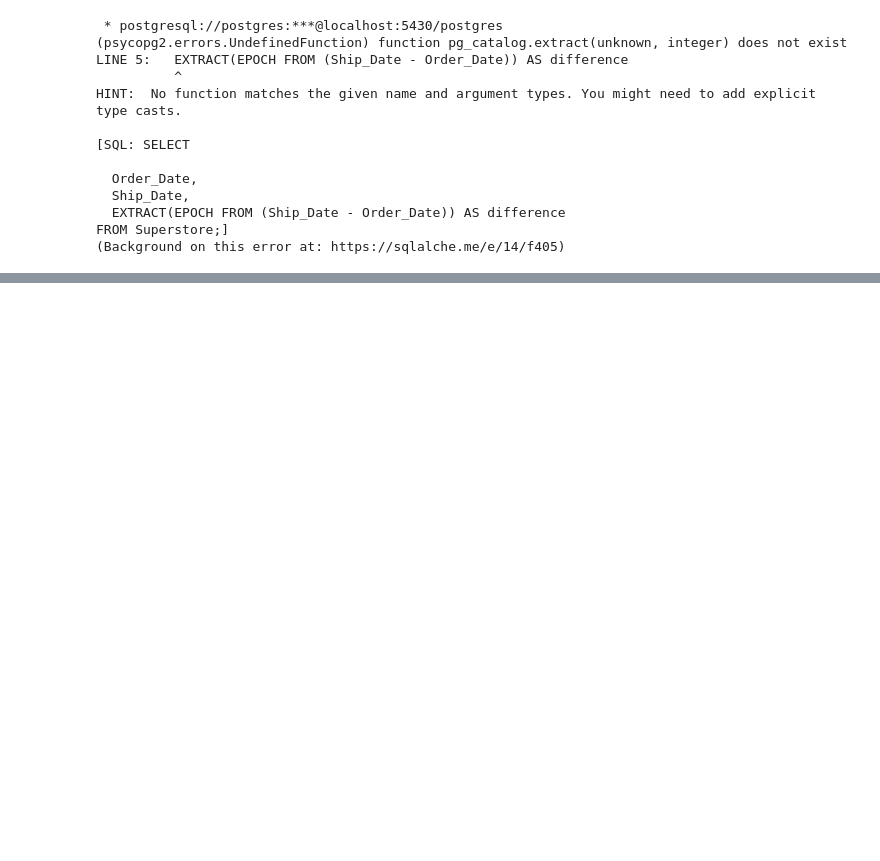
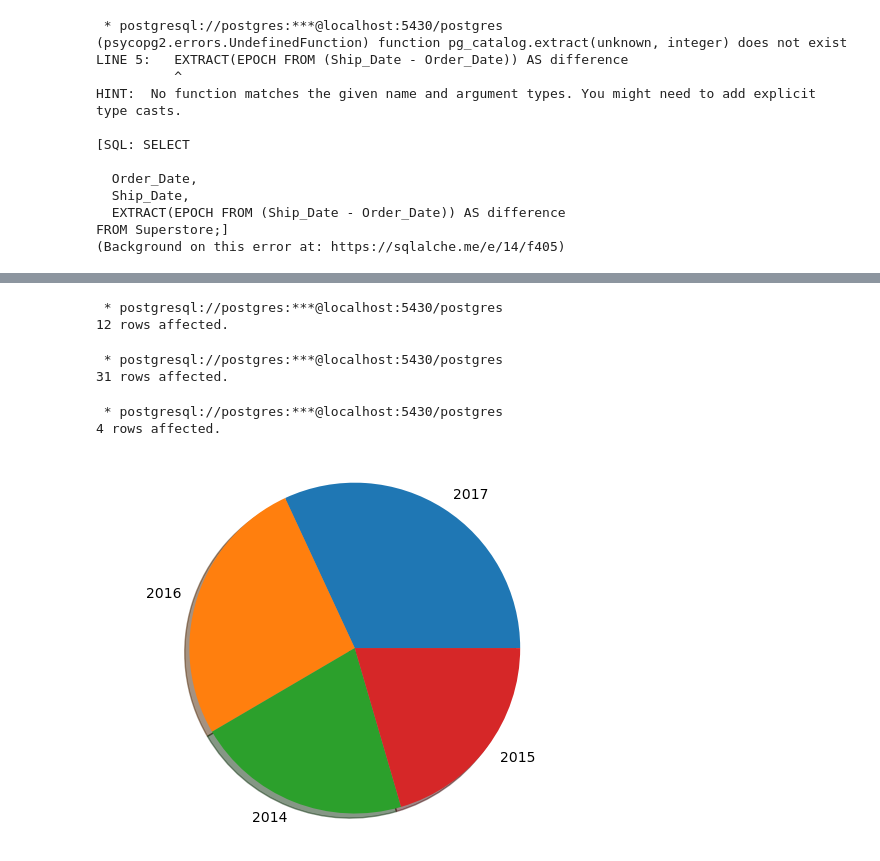
Before and after one commit to The-DigitalAcademy/Superstore_Analysis_visualisation, a Jupyter notebook: data_analytics_postgresql.ipynb, the cells around one changed output, grey strips where cells are left out. Drawn from its saved outputs; the diff is of its cells as text; code cells hidden in the pictures; blank space fills up the shorter version.

```diff
--- a/data_analytics_postgresql.ipynb
+++ b/data_analytics_postgresql.ipynb
@@ -523,0 +480,39 @@ FROM Superstore;]
+# %%
+pp = %sql select order_month, count(order_month) from superstore group by order_month order by order_month
+
+
+
+
+fig = px.line(pp, x='order_month', y='count', markers=True, title = "Trend of orders per Month")
+fig.show()
+# %% [output]
+ * postgresql://postgres:***@localhost:5430/postgres
+12 rows affected.
+# %%
+tt = %sql select order_day, count(order_day) as count from superstore group by order_day order by order_day
+tt
+
+fig = px.line(tt, x='order_day', y='count', markers=True, title = "Trend of orders per day")
+fig.show()
+# %% [output]
+ * postgresql://postgres:***@localhost:5430/postgres
+31 rows affected.
+# %%
+#3) Which year made the most sales
+g = %sql select Order_year, sum(sales) from superstore group by Order_year order by sum(sales) DESC
+
+sum_sales = []
+order_year = []
+
+for i in g:
+  order_year.append(i[0])
+  sum_sales.append(i[1])
+  # year=str(year)
+  # print(year)
+plt.pie(sum_sales,labels=order_year, shadow=True)
+plt.axis("equal")
+plt.show()
+# %% [output]
+ * postgresql://postgres:***@localhost:5430/postgres
+4 rows affected.
+[figure, added]
```
Also changed, not shown: parts of 50 cells of this notebook.
